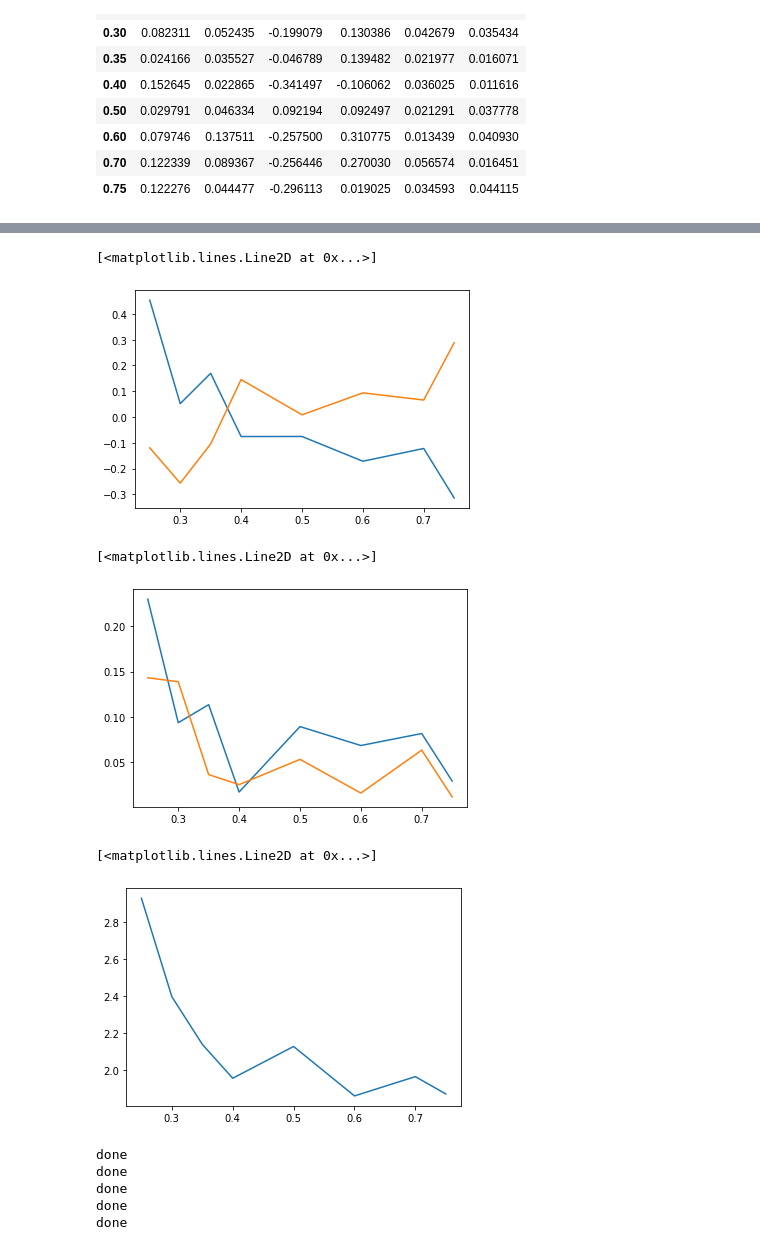
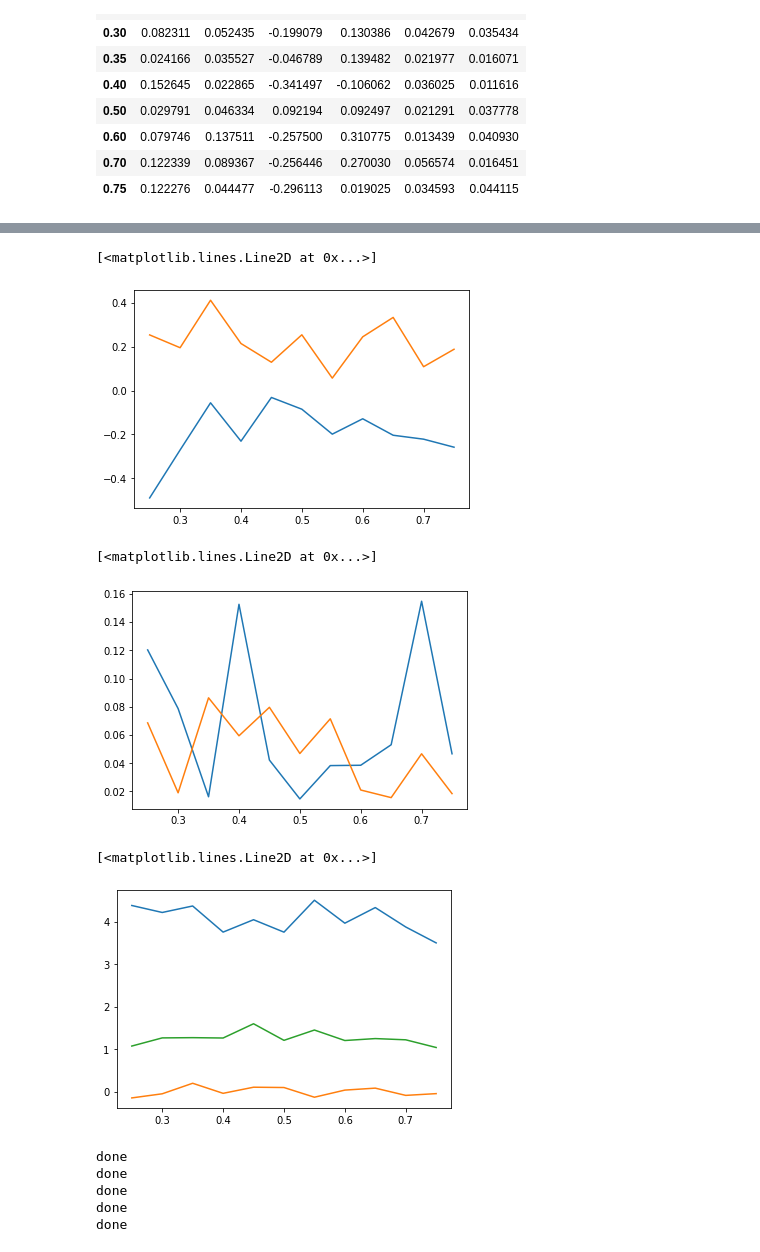
Before and after one commit to nominmar/codes1, a Jupyter notebook: CTL/test7_MSE-Copy1.ipynb, the cells around one changed output, grey strips where cells are left out. Drawn from its saved outputs; the diff is of its cells as text; code cells hidden in the pictures.

```diff
--- a/CTL/test7_MSE-Copy1.ipynb
+++ b/CTL/test7_MSE-Copy1.ipynb
@@ -55,8 +54,9 @@ def mcreps_mse_all2(reps, n, nomin_test):
         ctl_predict = MC_MSE_2(x_train, x_test, y_train, y_test, treat_train, treat_test, nomin_test)
         ATE1.append(np.mean(ctl_predict[np.where(x1 > 0)]))
         ATE0.append(np.mean(ctl_predict[np.where(x1 < 0)]))
-        MSEt.append(np.sum(np.square(np.subtract(y_test[:,0],ctl_predict)))/n)
-        MSEb.append(np.sum(np.subtract(ctl_predict,y_test[:,0]))/n)
+        nn = int(len(ctl_predict))
+        MSEt.append(mse(ctl_predict,y_test[:,0]))
+        MSEb.append(np.sum(np.subtract(ctl_predict,y_test[:,0]))/nn)
         MSEv.append(np.var(ctl_predict))
     mse_total = np.sum(np.array(MSEt))/reps
     mse1 = mse(np.array(ATE1),true)
@@ -107,18 +76,21 @@ BIAS2 = []
 VAR1 = []
 VAR2 = []
 MSE_TOTAL = []
-
-test_sizes = [0.25, 0.3, 0.35, 0.4, 0.5, 0.6, 0.7, 0.75]
+MSEB = []
+MSEV = []
+test_sizes = [0.25, 0.3, 0.35, 0.4, 0.45, 0.5, 0.55, 0.6, 0.65, 0.7, 0.75]
 
 n = 1000
 reps = 5
 
 for size in test_sizes:
-    mse1, mse2, bias1, bias2, var1, var2, mse_total = mcreps_mse_all(reps,n,size)
+    mse1, mse2, bias1, bias2, var1, var2, mse_total, mseb, msev = mcreps_mse_all2(reps,n,size)
     MSE1.append(mse1)
     MSE2.append(mse2)
     BIAS1.append(bias1)
     BIAS2.append(bias2)
     VAR1.append(var1)
     VAR2.append(var2)
+    MSEB.append(mseb)
+    MSEV.append(msev)
     MSE_TOTAL.append(mse_total)
@@ -165,18 +128,20 @@ plt.plot(test_sizes, BIAS1)
 plt.plot(test_sizes, BIAS2)
 # %% [output]
 [<matplotlib.lines.Line2D at 0x...>]
-[figure, old version]
+[figure, new version]
 # %%
 plt.plot(test_sizes, VAR1)
 plt.plot(test_sizes, VAR2)
 # %% [output]
 [<matplotlib.lines.Line2D at 0x...>]
-[figure, old version]
+[figure, new version]
 # %%
 plt.plot(test_sizes, MSE_TOTAL)
+plt.plot(test_sizes, MSEB)
+plt.plot(test_sizes, MSEV)
 # %% [output]
 [<matplotlib.lines.Line2D at 0x...>]
-[figure, old version]
+[figure, new version]
 # %%
 test_sizes = [0.2, 0.25, 0.3, 0.4, 0.5]
 
```
Also changed, not shown: parts of 11 cells of this notebook.
